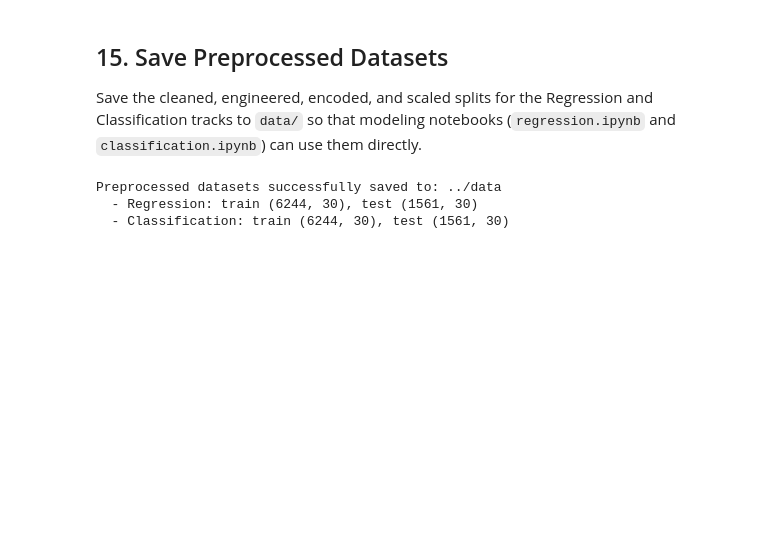
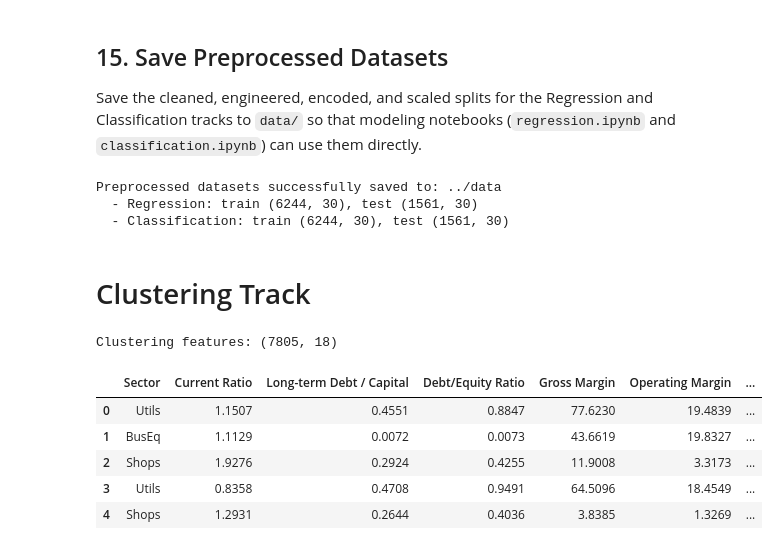
Before and after one commit to rishitkumar8/Business-Financial-Health-Credit-Risk-Intelligence-Platform, a Jupyter notebook: notebooks/preprocessing.ipynb, the cells around one changed output. Cells and saved outputs as stored; diff of their text form; code cells hidden in the pictures; blank space fills up the shorter version.

Commit message:
Completed Preprocessing for Clustering and modified classification track

```diff
--- a/notebooks/preprocessing.ipynb
+++ b/notebooks/preprocessing.ipynb
@@ -538,3 +538,23 @@ print(f'  - Classification: train {train_clf.shape}, test {test_clf.shape}')
 Preprocessed datasets successfully saved to: ../data
   - Regression: train (6244, 30), test (1561, 30)
   - Classification: train (6244, 30), test (1561, 30)
+# %% [markdown]
+# Clustering Track
+# %%
+# Create clustering dataset
+X_cluster = X.copy()
+
+# Remove SIC Code because it is an industry classification code
+if 'SIC Code' in X_cluster.columns:
+    X_cluster = X_cluster.drop(columns=['SIC Code'])
+
+print("Clustering features:", X_cluster.shape)
+X_cluster.head()
+# %% [output]
+Clustering features: (7805, 18)
+|  | Sector | Current Ratio | Long-term Debt / Capital | Debt/Equity Ratio | Gross Margin | Operating Margin | ... |
+| 0 | Utils | 1.1507 | 0.4551 | 0.8847 | 77.6230 | 19.4839 | ... |
+| 1 | BusEq | 1.1129 | 0.0072 | 0.0073 | 43.6619 | 19.8327 | ... |
+| 2 | Shops | 1.9276 | 0.2924 | 0.4255 | 11.9008 | 3.3173 | ... |
+| 3 | Utils | 0.8358 | 0.4708 | 0.9491 | 64.5096 | 18.4549 | ... |
+| 4 | Shops | 1.2931 | 0.2644 | 0.4036 | 3.8385 | 1.3269 | ... |
```
Also changed, not shown: parts of 13 cells of this notebook, 2 other files.
